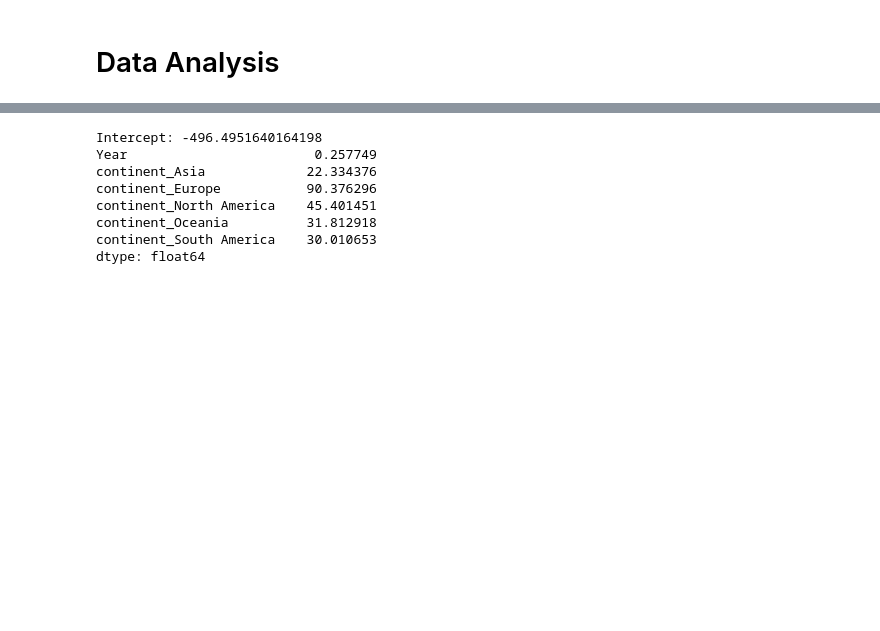
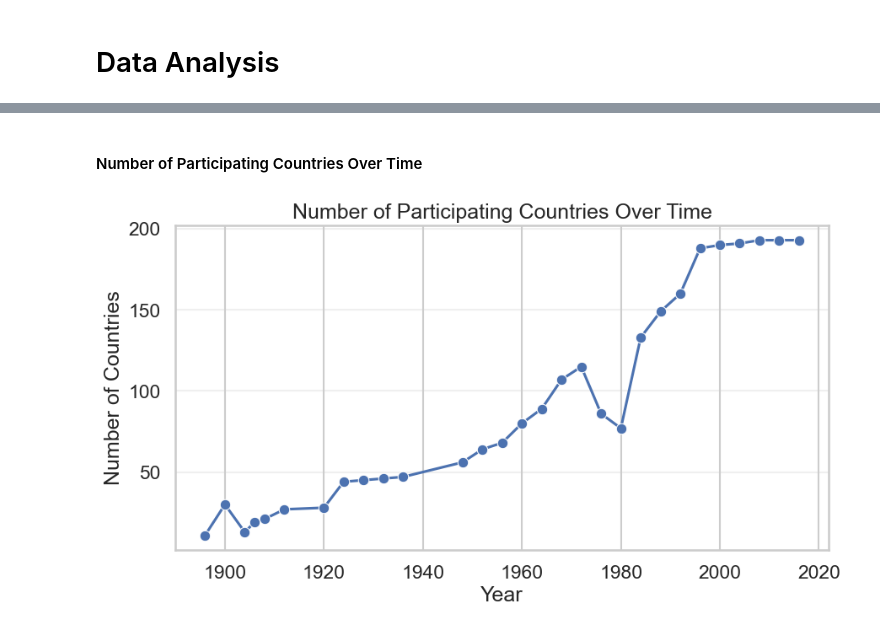
Before and after one commit to OwenSchillaci/STAT-315-Group-13-Final-Project, a Jupyter notebook: data.ipynb, the cells around one changed output, grey strips where cells are left out. Saved outputs shown, nothing was run; the diff lists cells and outputs as text; code cells hidden in the pictures; blank space fills up the shorter version.

```diff
--- a/data.ipynb
+++ b/data.ipynb
@@ -119,6 +166,25 @@ country_year["medals_per_athlete"] = (
     country_year["n_medals"] / country_year["n_athletes"]
 ).replace([float("inf"), -float("inf")], pd.NA)
 
+
+# share of medals by continent over time
+medals_continent_year = (
+    country_year.groupby(["Year", "continent"])["n_medals"]
+    .sum()
+    .reset_index()
+)
+
+total_medals_year = (
+    medals_continent_year.groupby("Year")["n_medals"]
+    .sum()
+    .reset_index(name="total_medals")
+)
+
+medals_continent_year = medals_continent_year.merge(total_medals_year, on="Year")
+medals_continent_year["medal_share"] = (
+    medals_continent_year["n_medals"] / medals_continent_year["total_medals"]
+)
+
 # Percent of athletes per continent each year
 percent_athletes_continent_year = (
     country_year.dropna(subset=['continent'])
@@ -128,6 +194,10 @@ percent_athletes_continent_year = (
 percent_athletes_continent_year['pct'] = percent_athletes_continent_year.groupby('Year')['n_athletes'].transform(
     lambda x: x / x.sum()
 )
+
+# adding host_country to data frame
+country_year["host_country"] = country_year["Year"].map(host_country_map)
+country_year["is_host"] = (country_year["country_name"] == country_year["host_country"]).astype(int)
 # %% [markdown]
 # Data Analysis
 # %% [markdown]
@@ -200,22 +264,19 @@ plt.show()
-# %%
-from sklearn.linear_model import LinearRegression
-
-# one-hot encode continent
-X = pd.get_dummies(country_year[["Year", "continent"]], drop_first=True)
-y = country_year["n_athletes"]
-
-lin_reg = LinearRegression()
-lin_reg.fit(X, y)
-
-print("Intercept:", lin_reg.intercept_)
-coef_series = pd.Series(lin_reg.coef_, index=X.columns)
-print(coef_series)
-# %% [output]
-Intercept: -496.4951640164198
-Year                        0.257749
-continent_Asia             22.334376
-continent_Europe           90.376296
-continent_North America    45.401451
-continent_Oceania          31.812918
-continent_South America    30.010653
-dtype: float64
+# %% [markdown]
+#### Number of Participating Countries Over Time
+# %%
+# Number of countries per year
+countries_per_year = (
+    country_year.groupby("Year")["country_name"]
+    .nunique()
+    .reset_index(name="n_countries")
+)
+
+plt.figure(figsize=(10,5))
+sns.lineplot(data=countries_per_year, x="Year", y="n_countries", marker="o")
+plt.title("Number of Participating Countries Over Time")
+plt.xlabel("Year")
+plt.ylabel("Number of Countries")
+plt.grid(True, axis='y', alpha=0.3)
+plt.show()
+# %% [output]
+[figure, added]
```
Also changed, not shown: parts of 23 cells of this notebook.
